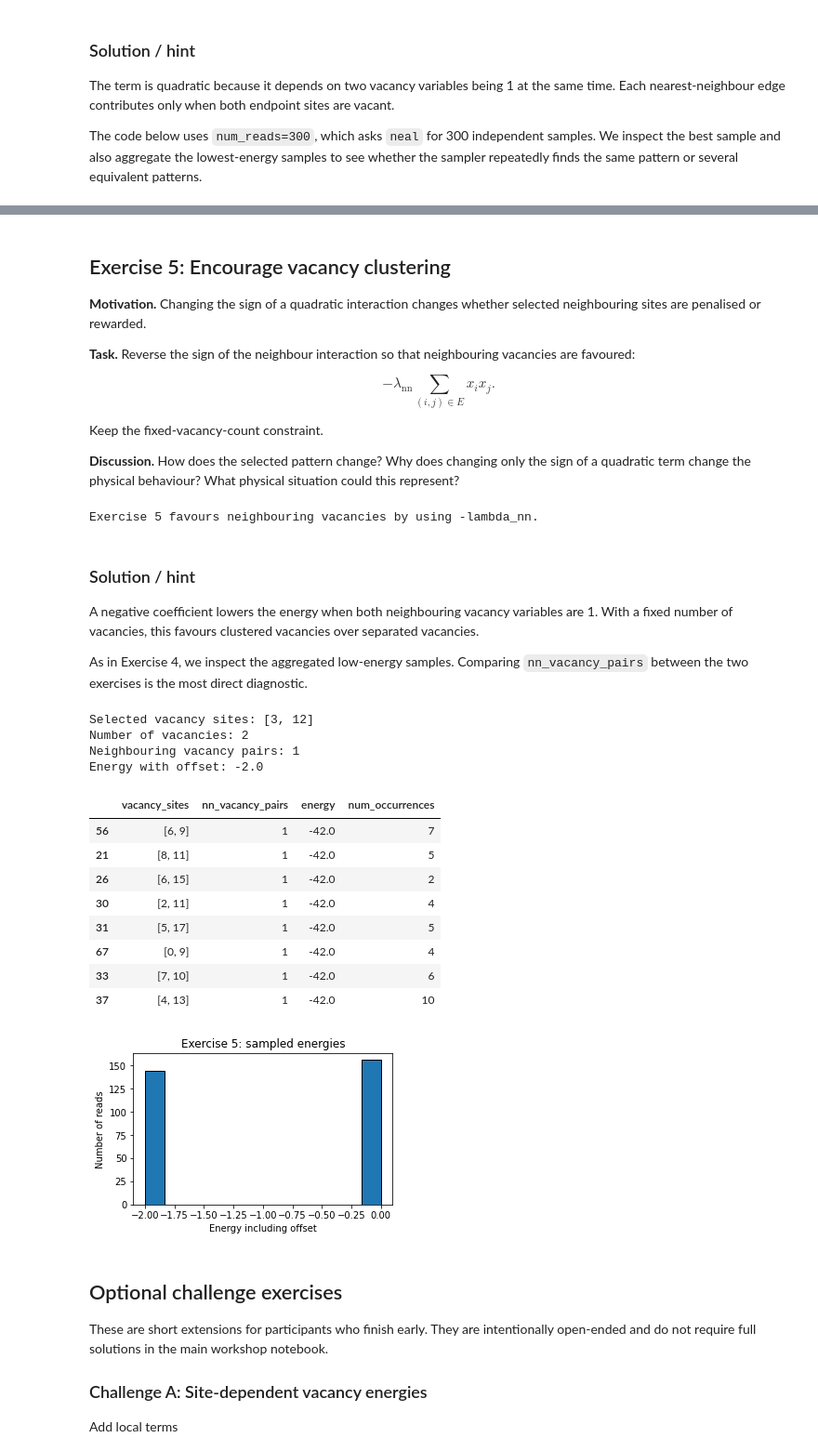
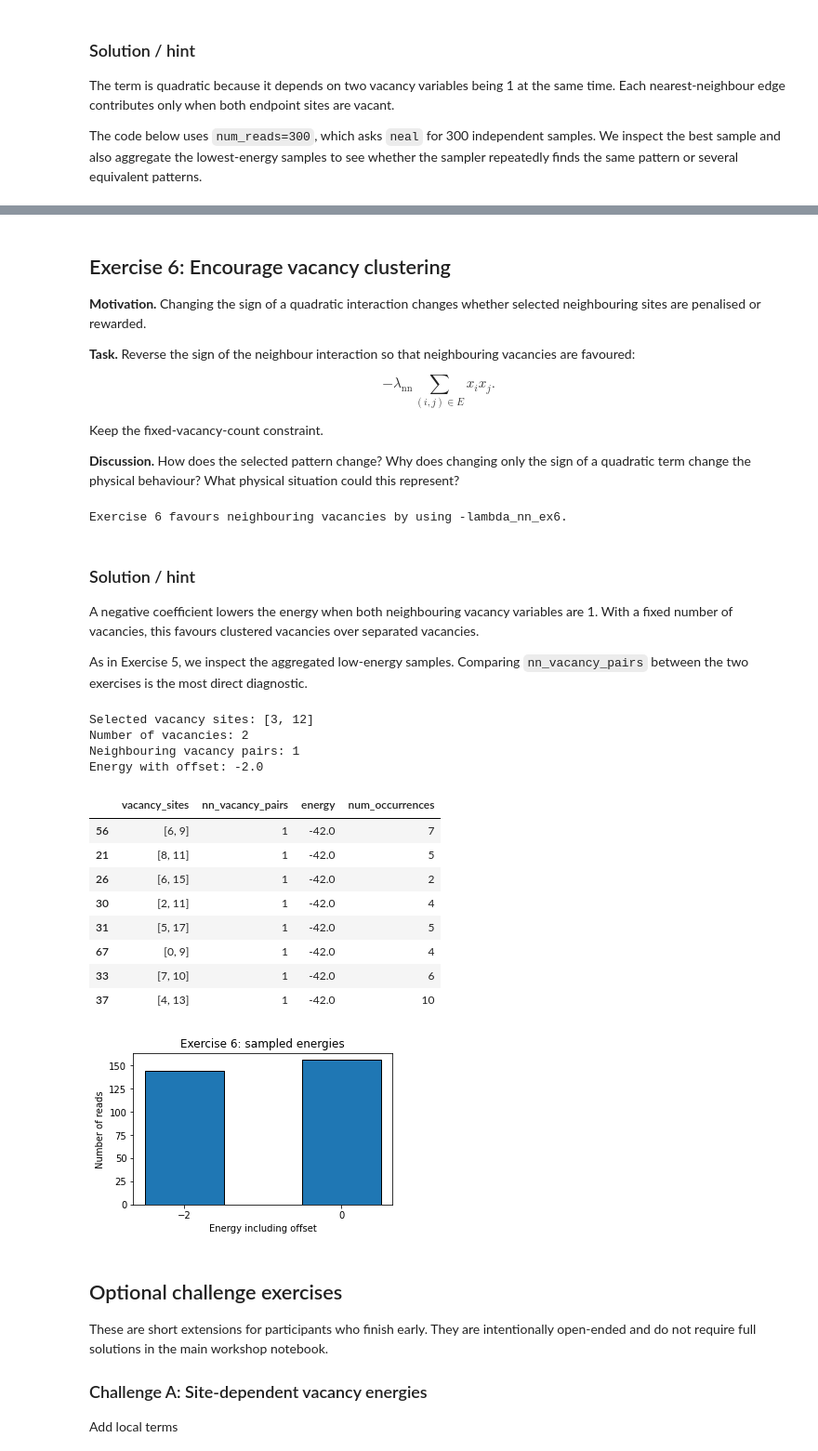
Before and after one commit to cmc-ucl/qubo-materials-tutorial, a Jupyter notebook: QUBO_tutorial.ipynb, the cells around one changed output, grey strips where cells are left out. Shown at 93% size. Drawn from its saved outputs; the diff is of its cells as text; code cells hidden in the pictures.

Commit message:
Fox exercise numbers

```diff
--- a/QUBO_tutorial.ipynb
+++ b/QUBO_tutorial.ipynb
@@ -872,10 +851,10 @@ Try the starter cell first. The solution and one way to analyse the returned sam
 
 **Discussion.** Do vacancies spread apart? What happens when `lambda_nn` is increased? Why is this term naturally quadratic?
 # %%
-# Starter code for Exercise 4.
-lambda_nn = 2.0
-k_ex4 = 2
+# Starter code for Exercise 5.
+lambda_nn_ex5 = 2.0
+k_ex5 = 2
 
-# TODO in the workshop: build Q_nn_penalty using A, then add the fixed-count constraint.
-print("Exercise 4 uses lambda_nn =", lambda_nn)
+# TODO in the workshop: build Q_nn_penalty_ex5 using A, then add the fixed-count constraint.
+print("Exercise 5 uses lambda_nn_ex5 =", lambda_nn_ex5)
 # %% [output]
@@ -940,5 +922,5 @@ Energy with offset: 0.0
 # %% [markdown]
-## Exercise 5: Encourage vacancy clustering
+## Exercise 6: Encourage vacancy clustering
 
 **Motivation.** Changing the sign of a quadratic interaction changes whether selected neighbouring sites are penalised or rewarded.
 
@@ -952,68 +934,74 @@ Keep the fixed-vacancy-count constraint.
 
 **Discussion.** How does the selected pattern change? Why does changing only the sign of a quadratic term change the physical behaviour? What physical situation could this represent?
 # %%
-# Starter code for Exercise 5.
-# TODO in the workshop: repeat Exercise 4 with the opposite sign.
-print("Exercise 5 favours neighbouring vacancies by using -lambda_nn.")
+# Starter code for Exercise 6.
+lambda_nn_ex6 = 2.0
+k_ex6 = 2
+
+# TODO in the workshop: repeat Exercise 5 with the opposite sign.
+print("Exercise 6 favours neighbouring vacancies by using -lambda_nn_ex6.")
 # %% [output]
-Exercise 5 favours neighbouring vacancies by using -lambda_nn.
+Exercise 6 favours neighbouring vacancies by using -lambda_nn_ex6.
 # %% [markdown]
 ### Solution / hint
 
 A negative coefficient lowers the energy when both neighbouring vacancy variables are 1. With a fixed number of vacancies, this favours clustered vacancies over separated vacancies.
 
-As in Exercise 4, we inspect the aggregated low-energy samples. Comparing `nn_vacancy_pairs` between the two exercises is the most direct diagnostic.
+As in Exercise 5, we inspect the aggregated low-energy samples. Comparing `nn_vacancy_pairs` between the two exercises is the most direct diagnostic.
 # %%
-Q_nn_cluster = np.zeros_like(A, dtype=float)
+Q_nn_cluster_ex6 = np.zeros_like(A, dtype=float)
 for i in range(A.shape[0]):
     for j in range(i + 1, A.shape[1]):
         if A[i, j]:
-            Q_nn_cluster[i, j] += -lambda_nn
+            Q_nn_cluster_ex6[i, j] += -lambda_nn_ex6
 
-Q_ex5, offset_ex5 = add_fixed_count_constraint(Q_nn_cluster, k=k_ex4, gamma=10.0)
-sampleset_ex5 = neal.SimulatedAnnealingSampler().sample_qubo(Q_ex5, num_reads=300, seed=52)
-x_ex5 = sample_to_vector(sampleset_ex5.first.sample, range(graphene_supercell.num_sites))
-vacancy_sites_ex5 = np.where(x_ex5 == 1)[0].tolist()
+Q_ex6, offset_ex6 = add_fixed_count_constraint(Q_nn_cluster_ex6, k=k_ex6, gamma=10.0)
+sampleset_ex6 = neal.SimulatedAnnealingSampler().sample_qubo(Q_ex6, num_reads=300, seed=52)
+x_ex6 = sample_to_vector(sampleset_ex6.first.sample, range(graphene_supercell.num_sites))
+vacancy_sites_ex6 = np.where(x_ex6 == 1)[0].tolist()
 
-print("Selected vacancy sites:", vacancy_sites_ex5)
-print("Number of vacancies:", int(x_ex5.sum()))
-print("Neighbouring vacancy pairs:", neighbouring_selected_pairs(x_ex5, A))
-print("Energy with offset:", sampleset_ex5.first.energy + offset_ex5)
-assert x_ex5.sum() == k_ex4
+print("Selected vacancy sites:", vacancy_sites_ex6)
+print("Number of vacancies:", int(x_ex6.sum()))
+print("Neighbouring vacancy pairs:", neighbouring_selected_pairs(x_ex6, A))
+print("Energy with offset:", sampleset_ex6.first.energy + offset_ex6)
+assert x_ex6.sum() == k_ex6
 
-summary_ex5 = sampleset_ex5.aggregate().to_pandas_dataframe().sort_values("energy").head(8)
-bit_columns_ex5 = list(range(graphene_supercell.num_sites))
-summary_ex5["vacancy_sites"] = summary_ex5[bit_columns_ex5].apply(
+summary_ex6 = sampleset_ex6.aggregate().to_pandas_dataframe().sort_values("energy").head(8)
+bit_columns_ex6 = list(range(graphene_supercell.num_sites))
+summary_ex6["vacancy_sites"] = summary_ex6[bit_columns_ex6].apply(
     lambda row: [i for i, value in enumerate(row.to_numpy(dtype=int)) if value == 1],
     axis=1,
 )
-summary_ex5["nn_vacancy_pairs"] = summary_ex5[bit_columns_ex5].apply(
+summary_ex6["nn_vacancy_pairs"] = summary_ex6[bit_columns_ex6].apply(
     lambda row: neighbouring_selected_pairs(row.to_numpy(dtype=int), A),
     axis=1,
 )
-display(summary_ex5[["vacancy_sites", "nn_vacancy_pairs", "energy", "num_occurrences"]])
+display(summary_ex6[["vacancy_sites", "nn_vacancy_pairs", "energy", "num_occurrences"]])
 
+energies_ex6 = sampleset_ex6.record.energy + offset_ex6
+bins_ex6 = np.arange(min(energies_ex6) - 0.5, max(energies_ex6) + 1.5, 1)
 plt.figure(figsize=(5, 3))
-plt.hist(sampleset_ex5.record.energy + offset_ex5, bins=12, edgecolor="black")
+plt.hist(energies_ex6, bins=bins_ex6, edgecolor="black")
+plt.xticks(sorted(set(energies_ex6.astype(int))))
 plt.xlabel("Energy including offset")
 plt.ylabel("Number of reads")
-plt.title("Exercise 5: sampled energies")
+plt.title("Exercise 6: sampled energies")
 plt.show()
 # %% [output]
 Selected vacancy sites: [3, 12]
 Number of vacancies: 2
 Neighbouring vacancy pairs: 1
 Energy with offset: -2.0
 |  | vacancy_sites | nn_vacancy_pairs | energy | num_occurrences |
 | 56 | [6, 9] | 1 | -42.0 | 7 |
 | 21 | [8, 11] | 1 | -42.0 | 5 |
 | 26 | [6, 15] | 1 | -42.0 | 2 |
 | 30 | [2, 11] | 1 | -42.0 | 4 |
 | 31 | [5, 17] | 1 | -42.0 | 5 |
 | 67 | [0, 9] | 1 | -42.0 | 4 |
 | 33 | [7, 10] | 1 | -42.0 | 6 |
 | 37 | [4, 13] | 1 | -42.0 | 10 |
-[figure, old version]
+[figure, new version]
 # %% [markdown]
 ## Optional challenge exercises
 
```
Also changed, not shown: parts of 7 cells of this notebook.
